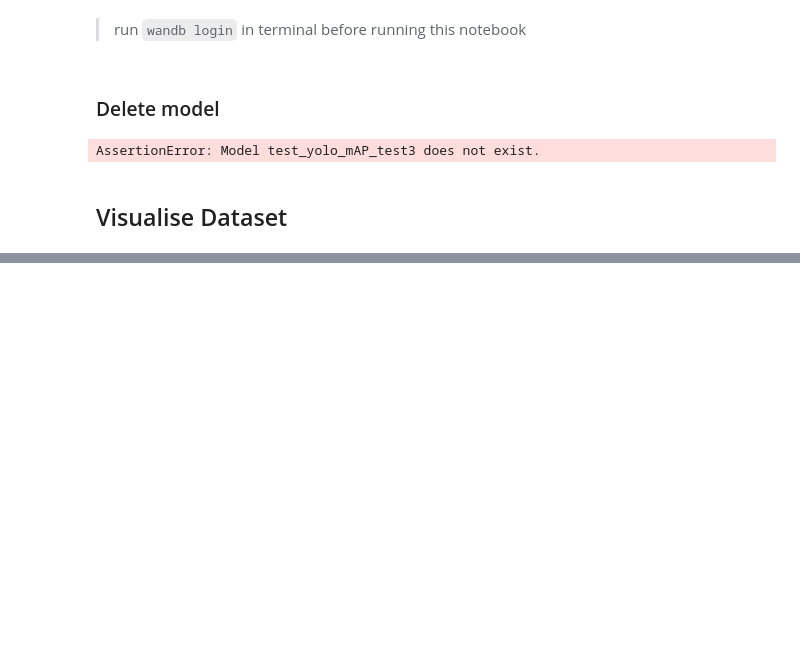
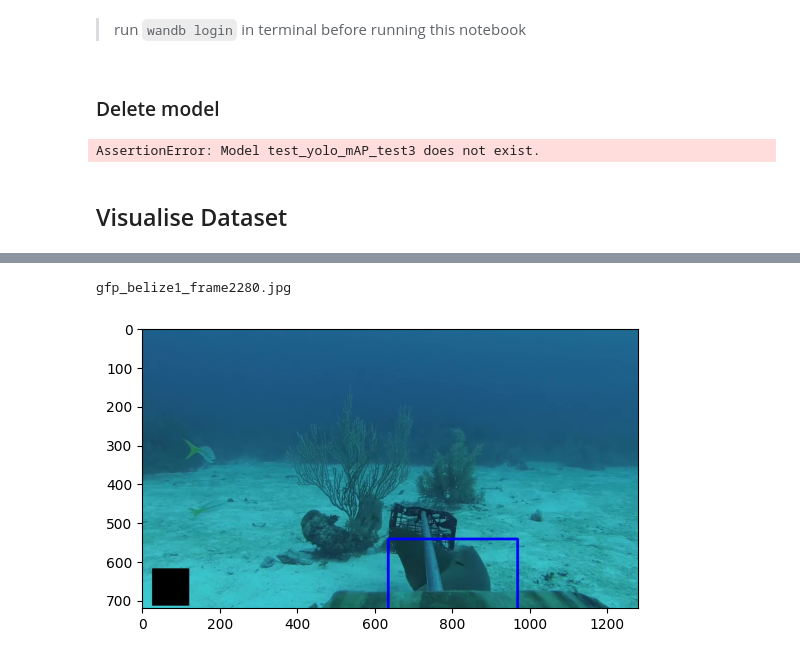
Before and after one commit to filippovarini/SharkTrack-Dev, a Jupyter notebook: model_development/experiment_utils.ipynb, the cells around one changed output, grey strips where cells are left out. Cells and saved outputs as stored; diff of their text form; code cells hidden in the pictures; blank space fills up the shorter version.

```diff
--- a/model_development/experiment_utils.ipynb
+++ b/model_development/experiment_utils.ipynb
@@ -69,0 +138,5 @@ dataset.get_info(".")
+# %%
+dataset.plot_single_image(147)
+# %% [output]
+gfp_belize1_frame2280.jpg
+[figure, added]
```
Also changed, not shown: parts of 6 cells of this notebook, 6 other files.
